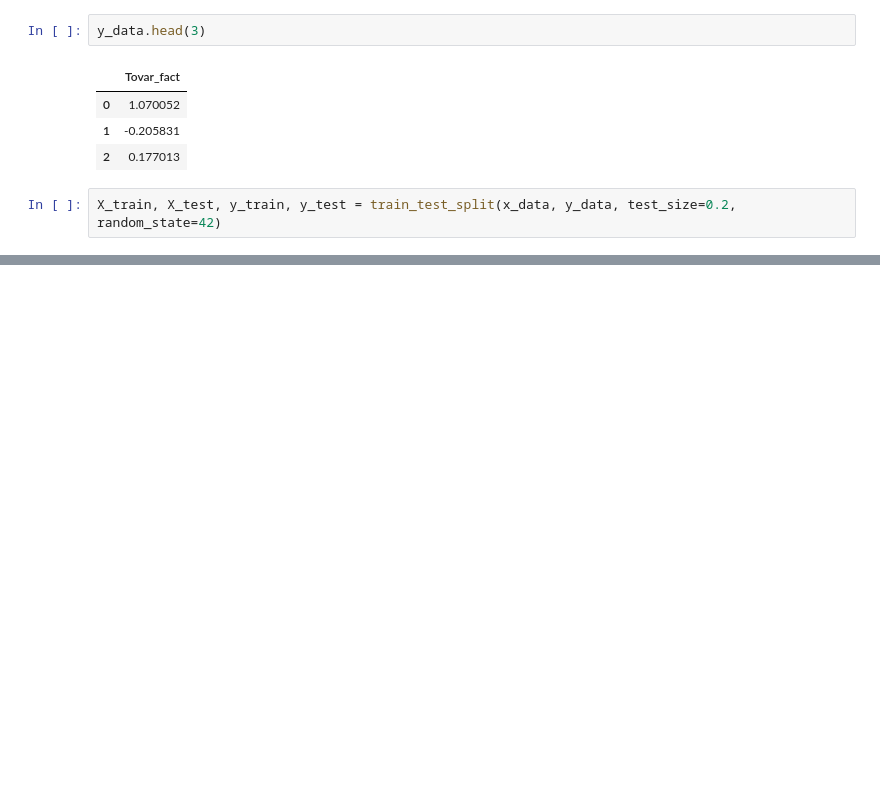
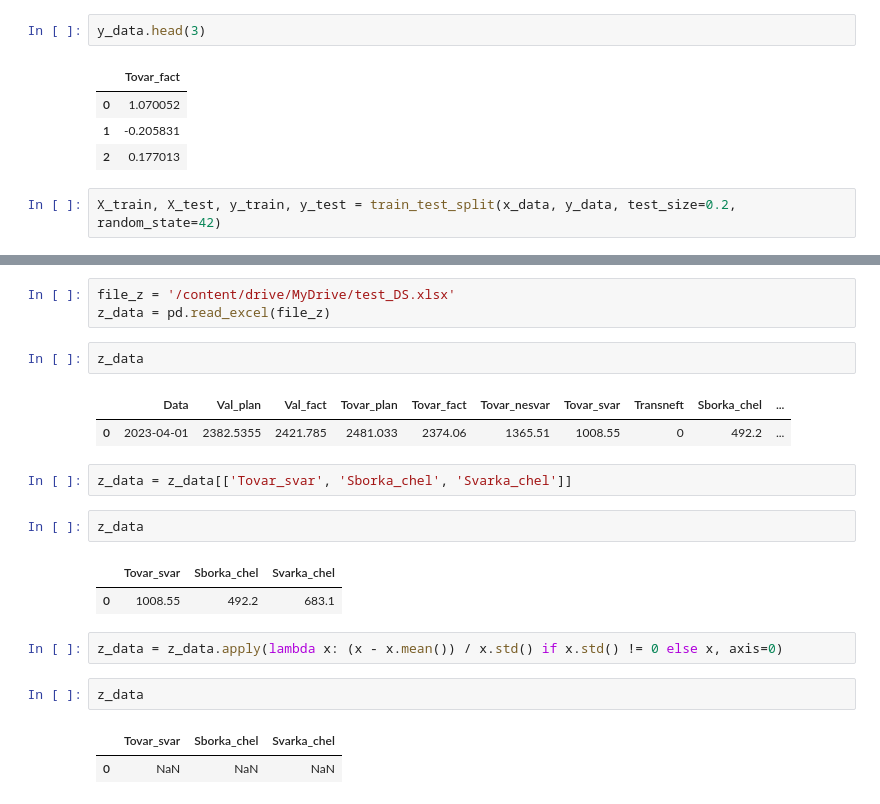
Before and after one commit to Maxxx-VS/The-Founder, a Jupyter notebook: 26_4_FastAPI.ipynb, the cells around one changed output, grey strips where cells are left out. Cells and saved outputs as stored; diff of their text form; blank space fills up the shorter version.

```diff
--- a/26_4_FastAPI.ipynb
+++ b/26_4_FastAPI.ipynb
@@ -148,0 +177,22 @@ print (f"Точность на тестовых данных = {round((test_accu
+# %%
+file_z = '/content/drive/MyDrive/test_DS.xlsx'
+z_data = pd.read_excel(file_z)
+# %%
+z_data
+# %% [output]
+|  | Data | Val_plan | Val_fact | Tovar_plan | Tovar_fact | Tovar_nesvar | Tovar_svar | Transneft | Sborka_chel | ... |
+| 0 | 2023-04-01 | 2382.5355 | 2421.785 | 2481.033 | 2374.06 | 1365.51 | 1008.55 | 0 | 492.2 | ... |
+# %%
+z_data = z_data[['Tovar_svar', 'Sborka_chel', 'Svarka_chel']]
+# %%
+z_data
+# %% [output]
+|  | Tovar_svar | Sborka_chel | Svarka_chel |
+| 0 | 1008.55 | 492.2 | 683.1 |
+# %%
+z_data = z_data.apply(lambda x: (x - x.mean()) / x.std() if x.std() != 0 else x, axis=0)
+# %%
+z_data
+# %% [output]
+|  | Tovar_svar | Sborka_chel | Svarka_chel |
+| 0 | NaN | NaN | NaN |
```
Also changed, not shown: parts of 12 cells of this notebook.
